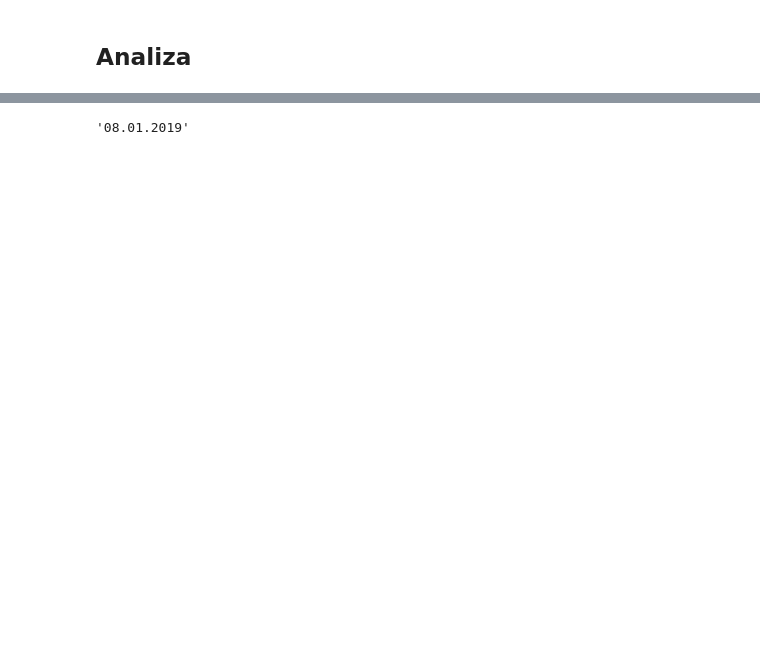
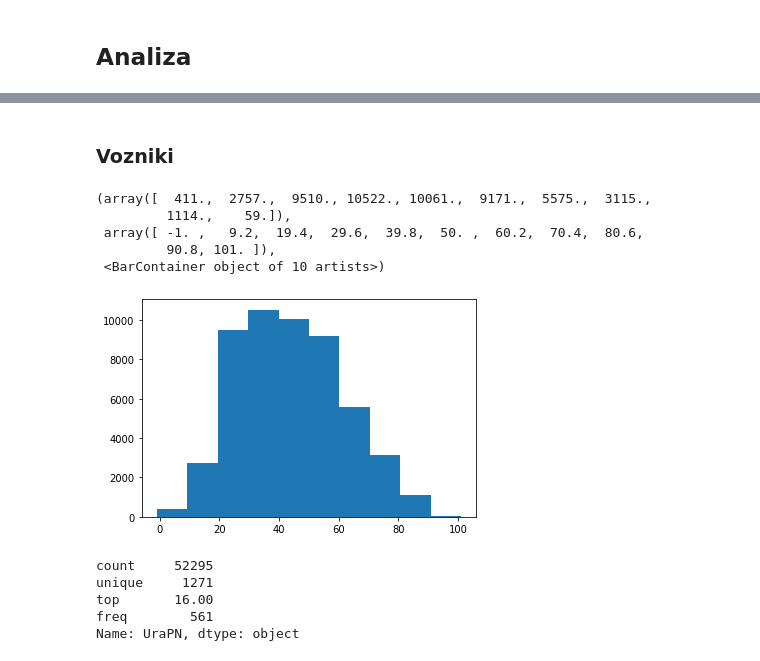
Before and after one commit to matej2000/PR21MV, a Jupyter notebook: main.ipynb, the cells around one changed output, grey strips where cells are left out. Cells and saved outputs as stored; diff of their text form; code cells hidden in the pictures; blank space fills up the shorter version.

```diff
--- a/main.ipynb
+++ b/main.ipynb
@@ -103,9 +127,24 @@ start_date.strftime("%d.%m.%Y")
+# %% [markdown]
+### Vozniki ###
+# %%
+plt.hist(data["Starost"])
+# %% [output]
+(array([  411.,  2757.,  9510., 10522., 10061.,  9171.,  5575.,  3115.,
+         1114.,    59.]),
+ array([ -1. ,   9.2,  19.4,  29.6,  39.8,  50. ,  60.2,  70.4,  80.6,
+         90.8, 101. ]),
+ <BarContainer object of 10 artists>)
+[figure, added]
+# %%
+data["UraPN"].describe()
+# %% [output]
+count     52295
+unique     1271
+top       16.00
+freq        561
+Name: UraPN, dtype: object
 # %%
 #plt.hist(data20["DatumPN"])
-# %%
-data19["DatumPN"][0]
-# %% [output]
-'08.01.2019'
 # %%
 #datetime.strptime(data19["DatumPN"][0], "%d.%m.%Y")
 # %%
```
Also changed, not shown: parts of 7 cells of this notebook, 5 other files.
